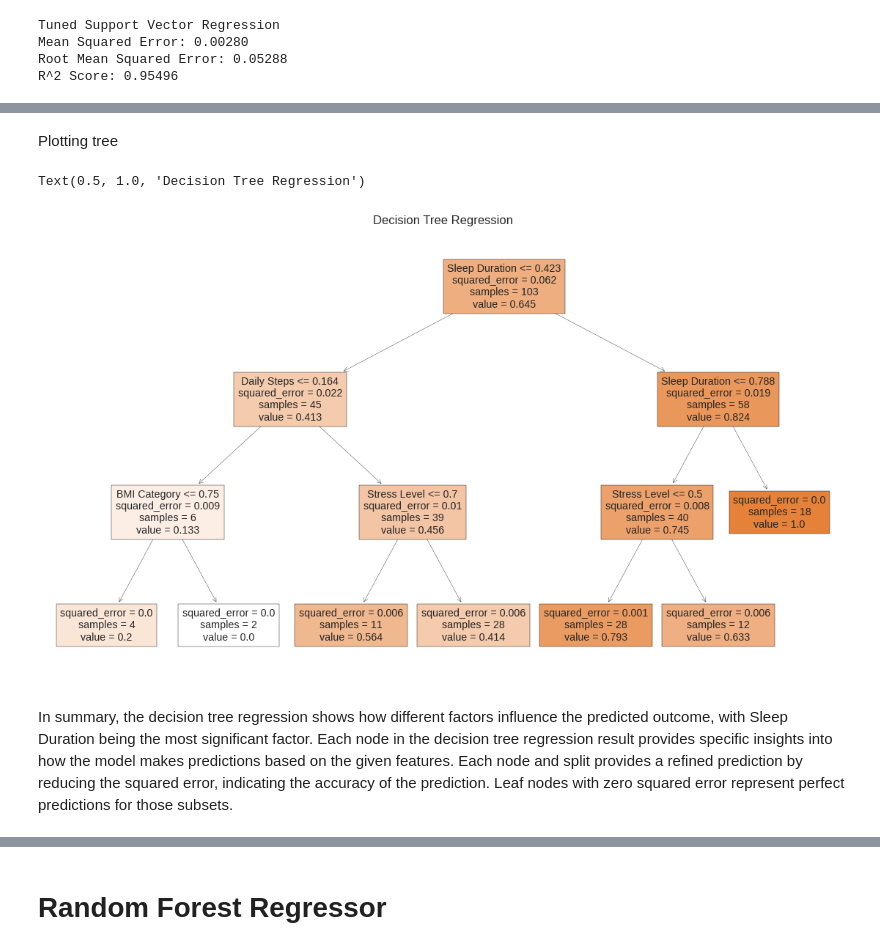
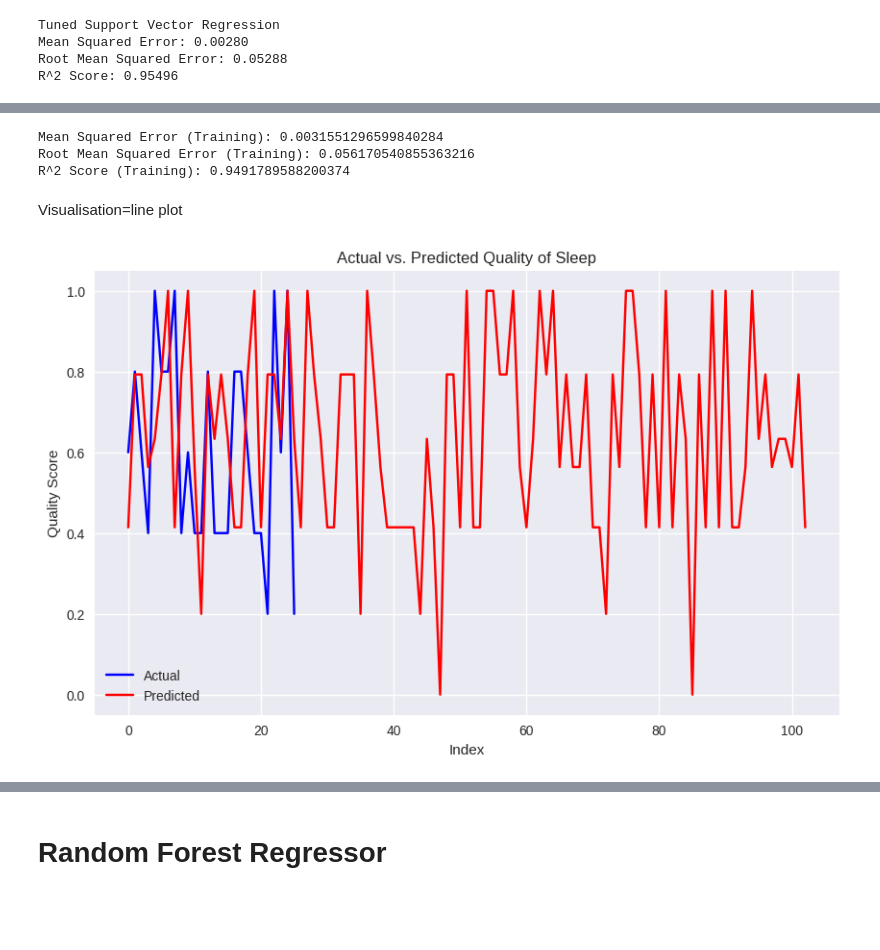
Before and after one commit to zhiweing/WID2003-INTRO-TO-DS-, a Jupyter notebook: “_Sleep_Health_Analysis_ipynb”.ipynb, the cells around one changed output, grey strips where cells are left out. Cells and saved outputs as stored; diff of their text form; code cells hidden in the pictures; blank space fills up the shorter version.

```diff
--- a/“_Sleep_Health_Analysis_ipynb”.ipynb
+++ b/“_Sleep_Health_Analysis_ipynb”.ipynb
@@ -1095,2 +1021,0 @@ Training grid search
-# %%
-grid.fit(X_train,y_train)
@@ -1119,2 +1021,0 @@ Fitting the best estimator
-# %%
-best.fit(X_train,y_train)
@@ -1148,15 +1022,49 @@ R-squared (R2) score:  0.8460019743336622
-# %% [markdown]
-Plotting tree
-# %%
-fig,ax = plt.subplots(figsize=(14,8))
-final=DecisionTreeRegressor(max_depth=3, random_state=2529)
-final.fit(X_train,y_train)
-plot_tree(final,feature_names=X.columns,filled=True);
-plt.title("Decision Tree Regression")
-# %% [output]
-Text(0.5, 1.0, 'Decision Tree Regression')
-[figure, removed]
-# %% [markdown]
-In summary, the decision tree regression shows how different factors influence the predicted outcome, with Sleep Duration being the most significant factor. Each node in the decision tree regression result provides specific insights into how the model makes predictions based on the given features.
-Each node and split provides a refined prediction by reducing the squared error, indicating the accuracy of the prediction.
-Leaf nodes with zero squared error represent perfect predictions for those subsets.
+# %%
+from sklearn.tree import DecisionTreeRegressor
+from sklearn.metrics import mean_squared_error, r2_score
+
+# Model building - Using Decision Tree Regressor(DTR)
+dtr = DecisionTreeRegressor(max_depth=3,random_state=2529);
+dtr.fit(X_train, y_train)
+
+# Predicting on the training data
+y_pred_train = dtr.predict(X_train)
+
+# Evaluating the model on the training data
+mse_train = mean_squared_error(y_train, y_pred_train)
+rmse_train = mean_squared_error(y_train, y_pred_train, squared=False)  # Calculating RMSE
+r2_train = r2_score(y_train, y_pred_train)
+
+print(f"Mean Squared Error (Training): {mse_train}")
+print(f"Root Mean Squared Error (Training): {rmse_train}")
+print(f"R^2 Score (Training): {r2_train}")
+# %% [output]
+Mean Squared Error (Training): 0.0031551296599840284
+Root Mean Squared Error (Training): 0.056170540855363216
+R^2 Score (Training): 0.9491789588200374
+# %% [markdown]
+Visualisation=line plot
+# %%
+import matplotlib.pyplot as plt
+import numpy as np
+import pandas as pd
+
+
+# Converting predictions to a DataFrame
+y_pred_df = pd.DataFrame(y_pred_train, columns=['Predicted Quality of Sleep'])
+y_test.reset_index(drop=True, inplace=True)  # Resetting index for proper concatenation
+
+# Concatenating actual and predicted values for comparison
+comparison_df = pd.concat([y_test, y_pred_df], axis=1)
+
+# Plotting actual vs. predicted values for Quality of Sleep
+plt.figure(figsize=(10, 6))
+plt.plot(comparison_df.index, comparison_df[y_test.name], color='blue', label='Actual')
+plt.plot(comparison_df.index, comparison_df['Predicted Quality of Sleep'], color='red', label='Predicted')
+plt.title('Actual vs. Predicted Quality of Sleep')
+plt.xlabel('Index')
+plt.ylabel('Quality Score')
+plt.legend()
+plt.show()
+# %% [output]
+[figure, added]
```
Also changed, not shown: parts of 54 cells of this notebook.
